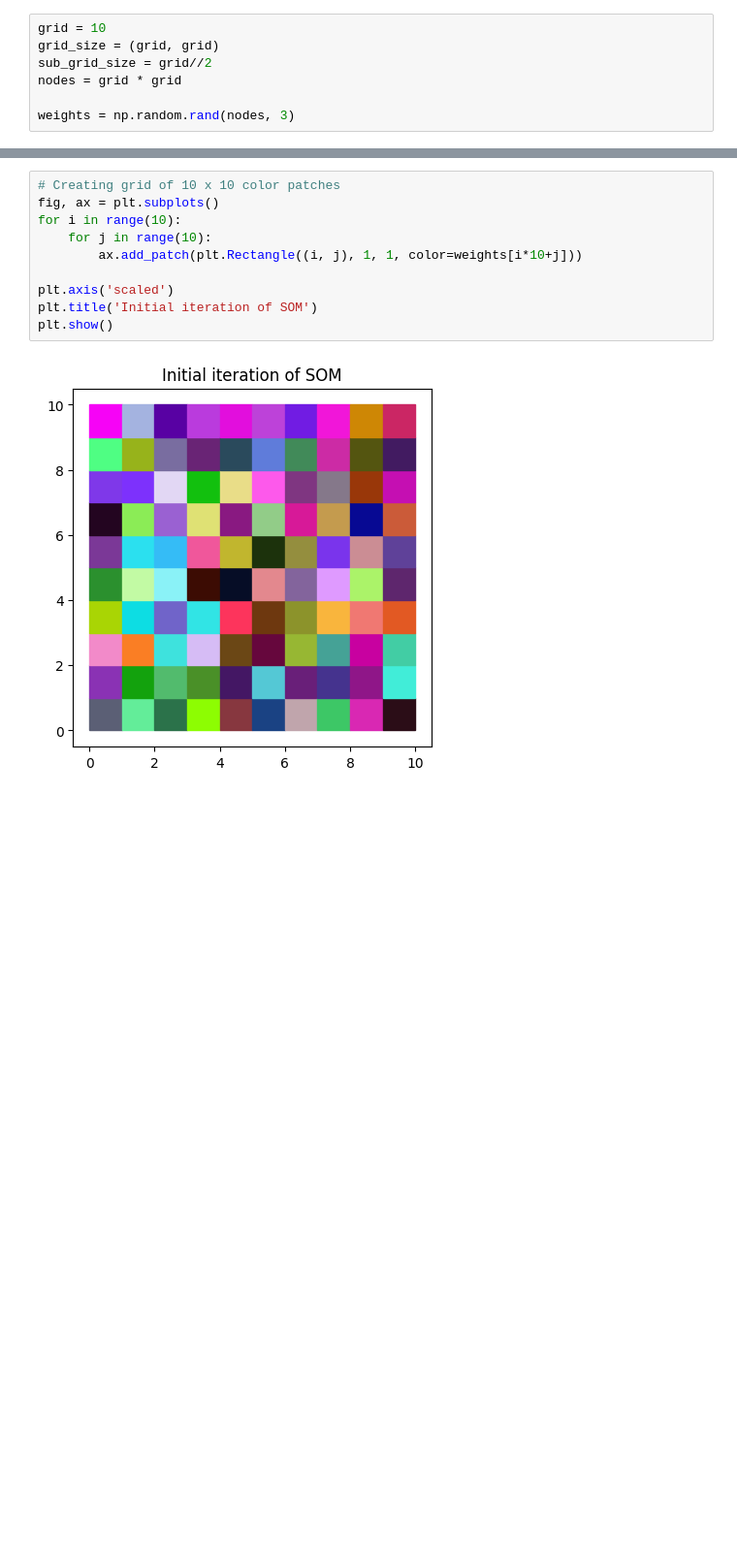
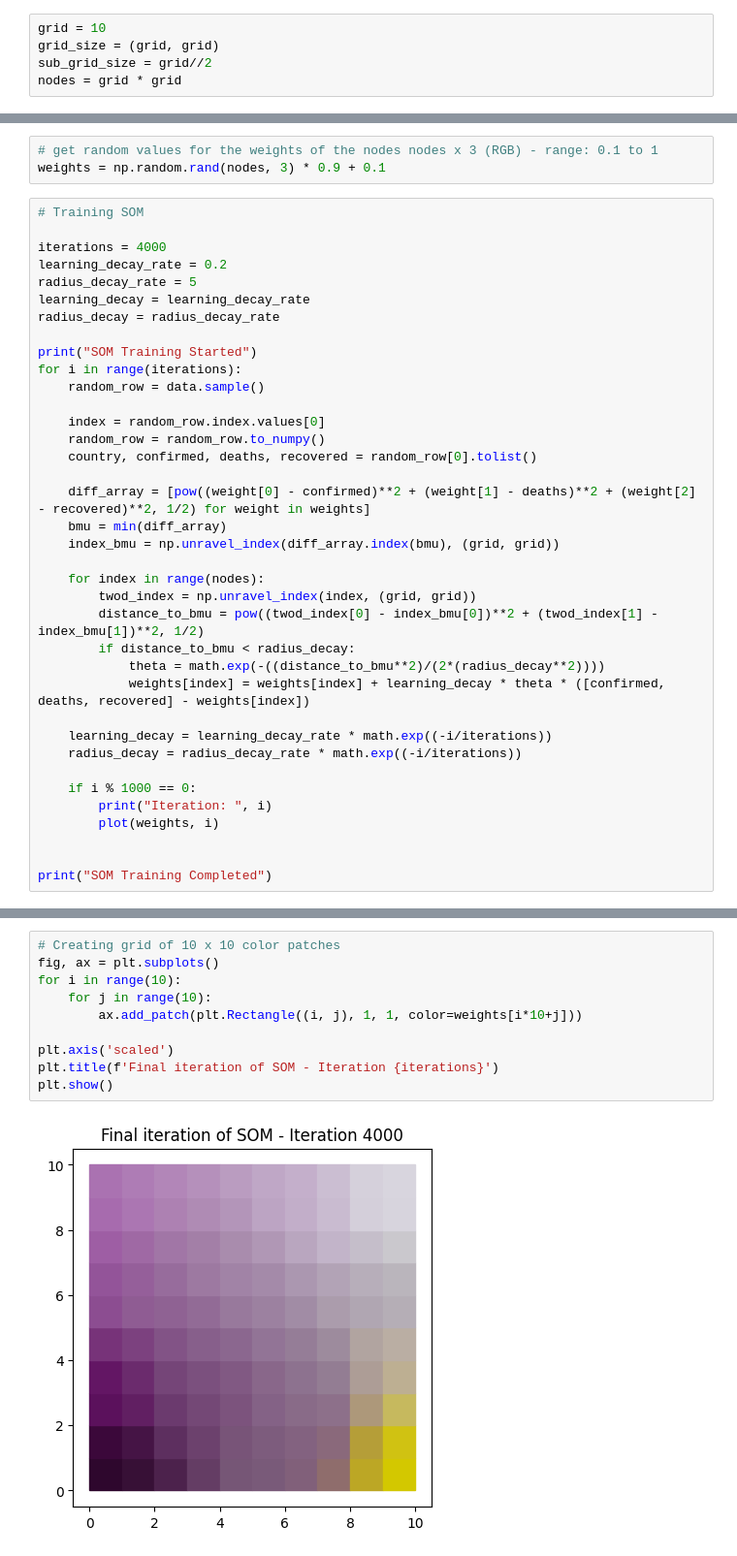
Before and after one commit to Jazzel/CI-HW-3, a Jupyter notebook: Q1_som.ipynb, the cells around one changed output, grey strips where cells are left out. Shown at 97% size. Saved outputs shown, nothing was run; the diff lists cells and outputs as text; blank space fills up the shorter version.

```diff
--- a/Q1_som.ipynb
+++ b/Q1_som.ipynb
@@ -8,5 +9,3 @@ grid = 10
 grid_size = (grid, grid)
 sub_grid_size = grid//2
 nodes = grid * grid
-
-weights = np.random.rand(nodes, 3)
@@ -12,0 +62,40 @@ weights = np.random.rand(nodes, 3)
+# %%
+# get random values for the weights of the nodes nodes x 3 (RGB) - range: 0.1 to 1
+weights = np.random.rand(nodes, 3) * 0.9 + 0.1
+# %%
+# Training SOM
+
+iterations = 4000
+learning_decay_rate = 0.2
+radius_decay_rate = 5
+learning_decay = learning_decay_rate
+radius_decay = radius_decay_rate
+
+print("SOM Training Started")
+for i in range(iterations):
+    random_row = data.sample()
+
+    index = random_row.index.values[0]
+    random_row = random_row.to_numpy()
+    country, confirmed, deaths, recovered = random_row[0].tolist()
+
+    diff_array = [pow((weight[0] - confirmed)**2 + (weight[1] - deaths)**2 + (weight[2] - recovered)**2, 1/2) for weight in weights]
+    bmu = min(diff_array)
+    index_bmu = np.unravel_index(diff_array.index(bmu), (grid, grid))
+
+    for index in range(nodes):
+        twod_index = np.unravel_index(index, (grid, grid))
+        distance_to_bmu = pow((twod_index[0] - index_bmu[0])**2 + (twod_index[1] - index_bmu[1])**2, 1/2)
+        if distance_to_bmu < radius_decay:
+            theta = math.exp(-((distance_to_bmu**2)/(2*(radius_decay**2))))
+            weights[index] = weights[index] + learning_decay * theta * ([confirmed, deaths, recovered] - weights[index])
+
+    learning_decay = learning_decay_rate * math.exp((-i/iterations))
+    radius_decay = radius_decay_rate * math.exp((-i/iterations))
+
+    if i % 1000 == 0:
+        print("Iteration: ", i)
+        plot(weights, i)
+
+
+print("SOM Training Completed")
@@ -13,12 +113,12 @@ weights = np.random.rand(nodes, 3)
 # %%
 # Creating grid of 10 x 10 color patches
 fig, ax = plt.subplots()
 for i in range(10):
     for j in range(10):
         ax.add_patch(plt.Rectangle((i, j), 1, 1, color=weights[i*10+j]))
 
 plt.axis('scaled')
-plt.title('Initial iteration of SOM')
+plt.title(f'Final iteration of SOM - Iteration {iterations}')
 plt.show()
 # %% [output]
-[figure, old version]
+[figure, new version]
```
Also changed, not shown: parts of 9 cells of this notebook, 1 other file.
